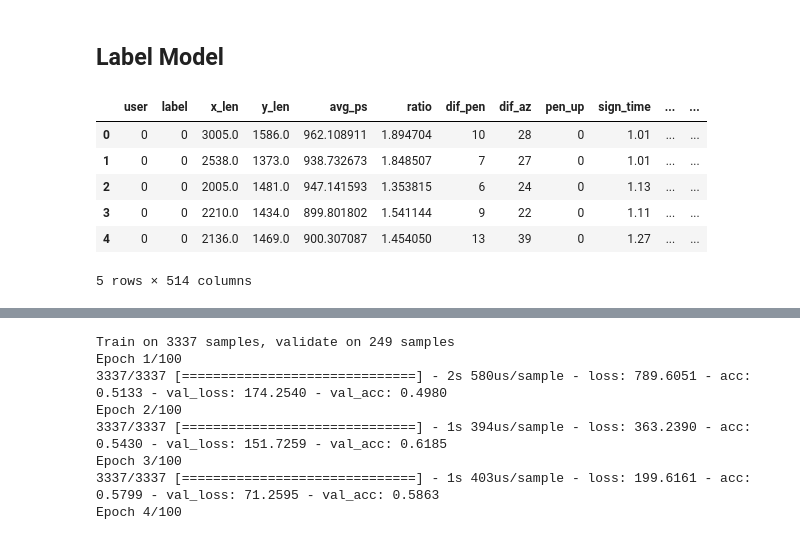
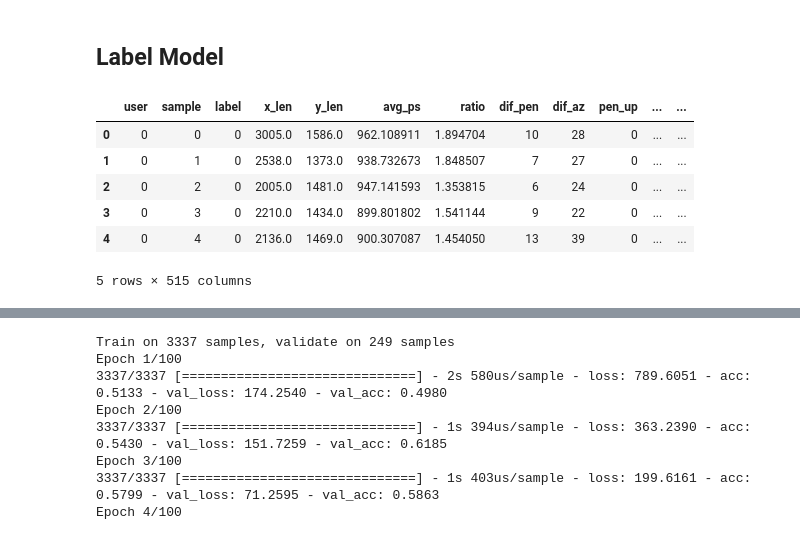
Before and after one commit to k-pratyush/online-signature-verification, a Jupyter notebook: Sign_clean.ipynb, the cells around one changed output, grey strips where cells are left out. Drawn from its saved outputs; the diff is of its cells as text; code cells hidden in the pictures.

Commit message:
label model update

```diff
--- a/Sign_clean.ipynb
+++ b/Sign_clean.ipynb
@@ -791,13 +791,16 @@ len(enc[0])
 # %% [markdown]
 ## Label Model
 # %%
-fg_data = df.drop(['FileName','sample','dist_list','new_x','new_y','new_pressure','new_azi','new_pen_el'], axis=1)
+fg_data = df.drop(['FileName','dist_list','new_x','new_y','new_pressure','new_azi','new_pen_el'], axis=1)
+fg_data['sample'] = fg_data['sample'].apply(pd.to_numeric)
+f_data = fg_data.loc[fg_data['label']==0]
+g_data = fg_data.loc[fg_data['label']==1]
 fg_data.head()
 # %% [output]
-|  | user | label | x_len | y_len | avg_ps | ratio | dif_pen | dif_az | pen_up | sign_time | ... | ... |
-| 0 | 0 | 0 | 3005.0 | 1586.0 | 962.108911 | 1.894704 | 10 | 28 | 0 | 1.01 | ... | ... |
-| 1 | 0 | 0 | 2538.0 | 1373.0 | 938.732673 | 1.848507 | 7 | 27 | 0 | 1.01 | ... | ... |
-| 2 | 0 | 0 | 2005.0 | 1481.0 | 947.141593 | 1.353815 | 6 | 24 | 0 | 1.13 | ... | ... |
-| 3 | 0 | 0 | 2210.0 | 1434.0 | 899.801802 | 1.541144 | 9 | 22 | 0 | 1.11 | ... | ... |
-| 4 | 0 | 0 | 2136.0 | 1469.0 | 900.307087 | 1.454050 | 13 | 39 | 0 | 1.27 | ... | ... |
+|  | user | sample | label | x_len | y_len | avg_ps | ratio | dif_pen | dif_az | pen_up | ... | ... |
+| 0 | 0 | 0 | 0 | 3005.0 | 1586.0 | 962.108911 | 1.894704 | 10 | 28 | 0 | ... | ... |
+| 1 | 0 | 1 | 0 | 2538.0 | 1373.0 | 938.732673 | 1.848507 | 7 | 27 | 0 | ... | ... |
+| 2 | 0 | 2 | 0 | 2005.0 | 1481.0 | 947.141593 | 1.353815 | 6 | 24 | 0 | ... | ... |
+| 3 | 0 | 3 | 0 | 2210.0 | 1434.0 | 899.801802 | 1.541144 | 9 | 22 | 0 | ... | ... |
+| 4 | 0 | 4 | 0 | 2136.0 | 1469.0 | 900.307087 | 1.454050 | 13 | 39 | 0 | ... | ... |
-5 rows × 514 columns
+5 rows × 515 columns
```
Also changed, not shown: parts of 14 cells of this notebook.
